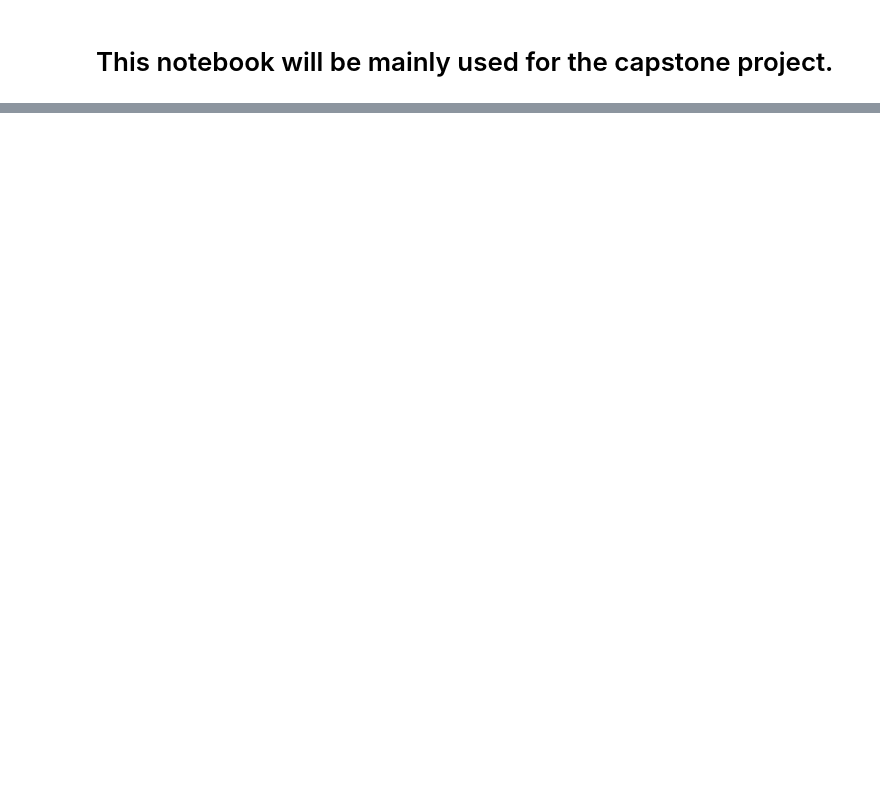
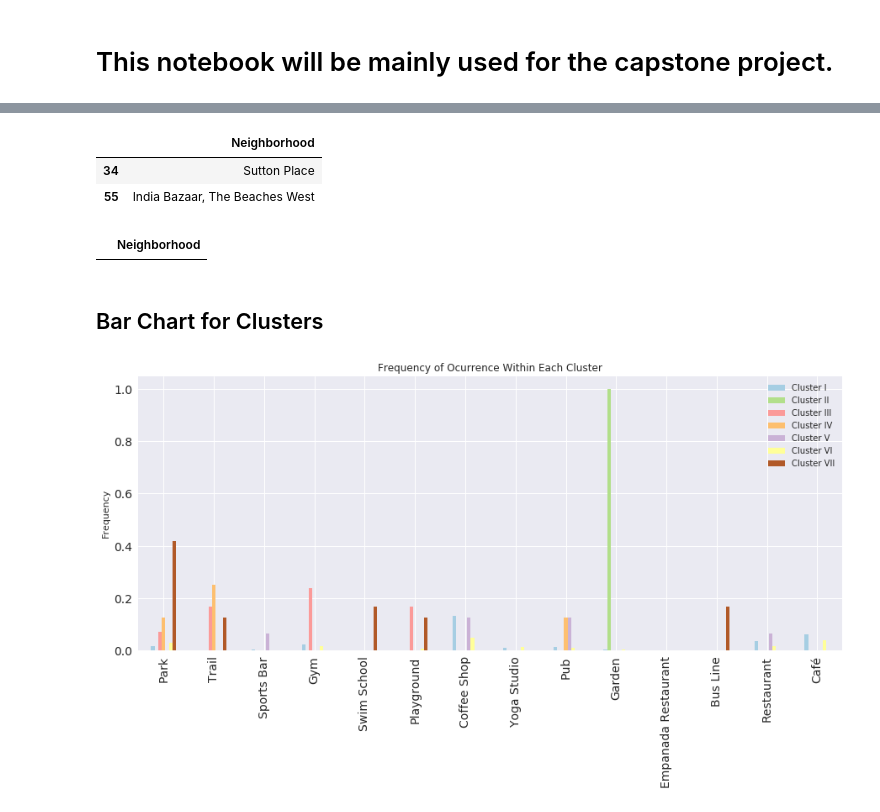
Before and after one commit to taka-hodo/Coursera_Capstone, a Jupyter notebook: Capstone Project.ipynb, the cells around one changed output, grey strips where cells are left out. Drawn from its saved outputs; the diff is of its cells as text; code cells hidden in the pictures; blank space fills up the shorter version.

```diff
--- a/Capstone Project.ipynb
+++ b/Capstone Project.ipynb
@@ -32,0 +59,2 @@ print("Hello Capstone Project Course!")
+# %%
+neighborhoods_data = newyork_data['features']
@@ -457,0 +393,13 @@ map_clusters
+# %%
+
+# set number of clusters
+kclusters = 7
+# run k-means clustering
+kmeans = KMeans(n_clusters=kclusters, random_state=0, init = 'random', n_init = 15).fit(tony_grouped_clustering)
+
+tony_merged = df
+
+# add clustering labels
+tony_merged['Cluster Labels'] = kmeans.labels_
+
+tony_merged
@@ -457,0 +550,40 @@ map_clusters
+# %%
+cl6 = tony_merged.loc[tony_merged['Cluster Labels'] == 6, tony_merged.columns[[1] + list(range(5, tony_merged.shape[1]))]]
+cl6
+# %% [output]
+|  | Neighborhood |
+| 34 | Sutton Place |
+| 55 | India Bazaar, The Beaches West |
+# %%
+cl7 = tony_merged.loc[tony_merged['Cluster Labels'] == 7, tony_merged.columns[[1] + list(range(5, tony_merged.shape[1]))]]
+cl7
+# %% [output]
+|  | Neighborhood |
+# %% [markdown]
+## Bar Chart for Clusters
+# %%
+tmp = np.zeros((kmeans.cluster_centers_.shape))
+tmp[0,:] = kmeans.cluster_centers_[4,:]
+tmp[1,:] = kmeans.cluster_centers_[0,:]
+tmp[2,:] = kmeans.cluster_centers_[3,:]
+tmp[3,:] = kmeans.cluster_centers_[1,:]
+tmp[4,:] = kmeans.cluster_centers_[2,:]
+tmp[5,:] = kmeans.cluster_centers_[5,:]
+tmp[6,:] = kmeans.cluster_centers_[6,:]
+maxi = []
+for i in range(7):
+    maxi.extend(tmp[i,:].argsort()[-3:][::-1])
+
+args = np.asarray(list(set(maxi)))
+table = pd.DataFrame(data = tmp[:,args.astype(int)], index = ['Cluster I', 'Cluster II', 'Cluster III', 'Cluster IV','Cluster V','Cluster VI','Cluster VII'], columns = tony_grouped_clustering.columns[args.astype(int)])
+table = table.transpose()
+# %%
+plt.style.use('seaborn')
+ax = table.plot(kind='bar', figsize=(15,6), rot=90, fontsize = 14, colormap = 'Paired')
+bars = ax.get_children()
+plt.title("Frequency of Ocurrence Within Each Cluster")
+plt.ylabel("Frequency")
+
+plt.show()
+# %% [output]
+[figure, added]
```
Also changed, not shown: parts of 75 cells of this notebook.
